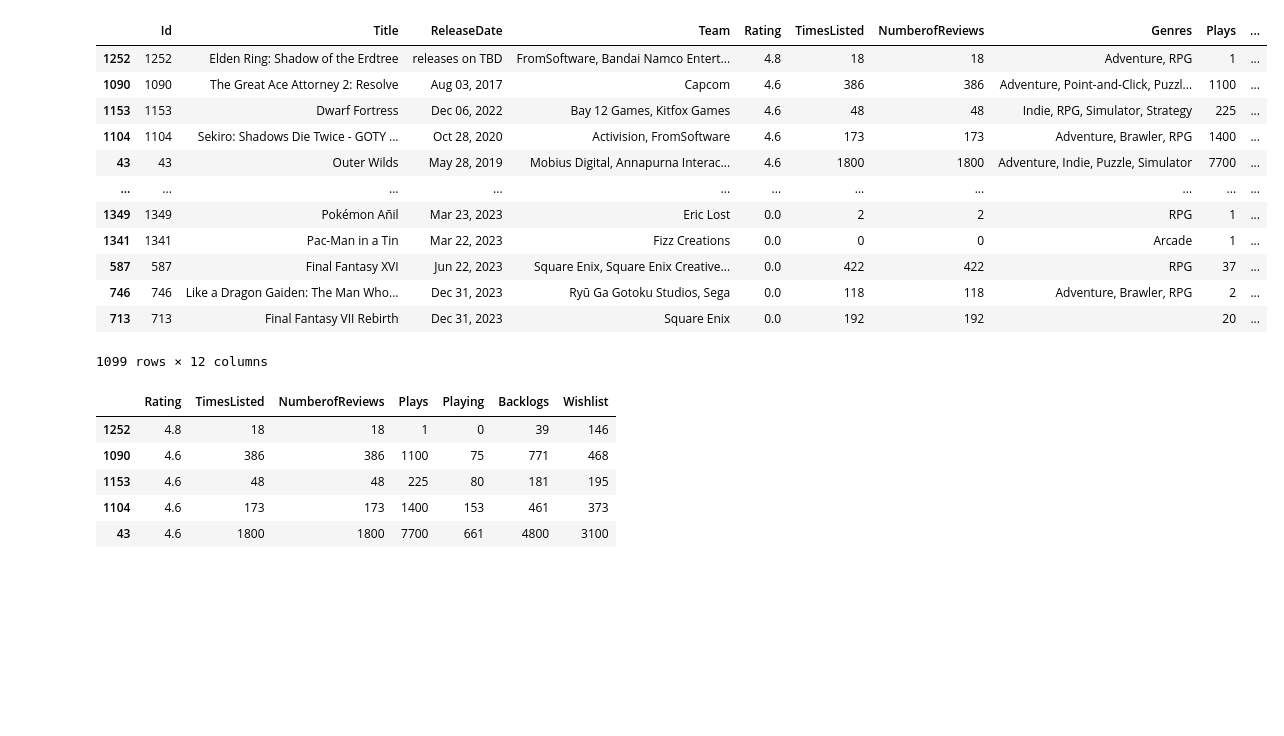
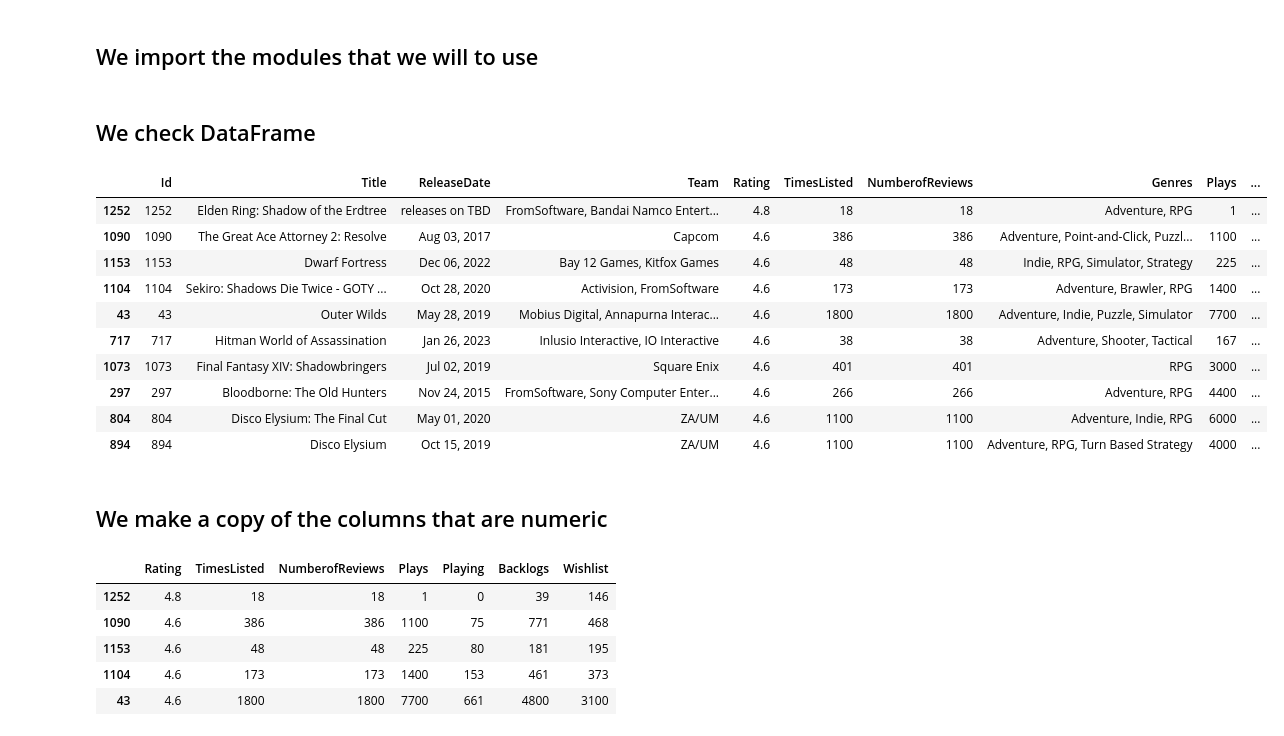
Before and after one commit to Setex10/Videogames-Dataframe, a Jupyter notebook: notebooks/notebook_2.ipynb, the cells around one changed output. Saved outputs shown, nothing was run; the diff lists cells and outputs as text; code cells hidden in the pictures; blank space fills up the shorter version.

```diff
--- a/notebooks/notebook_2.ipynb
+++ b/notebooks/notebook_2.ipynb
@@ -1 +1,3 @@
+# %% [markdown]
+## We import the modules that we will to use
 # %%
@@ -9,20 +11,22 @@ from package.custom_functions import generate_visualization
+# %% [markdown]
+## We check DataFrame
 # %%
 %store -r df
-df
+df.head(10)
 # %% [output]
 |  | Id | Title | ReleaseDate | Team | Rating | TimesListed | NumberofReviews | Genres | Plays | ... |
 | 1252 | 1252 | Elden Ring: Shadow of the Erdtree | releases on TBD | FromSoftware, Bandai Namco Entert... | 4.8 | 18 | 18 | Adventure, RPG | 1 | ... |
 | 1090 | 1090 | The Great Ace Attorney 2: Resolve | Aug 03, 2017 | Capcom | 4.6 | 386 | 386 | Adventure, Point-and-Click, Puzzl... | 1100 | ... |
 | 1153 | 1153 | Dwarf Fortress | Dec 06, 2022 | Bay 12 Games, Kitfox Games | 4.6 | 48 | 48 | Indie, RPG, Simulator, Strategy | 225 | ... |
 | 1104 | 1104 | Sekiro: Shadows Die Twice - GOTY ... | Oct 28, 2020 | Activision, FromSoftware | 4.6 | 173 | 173 | Adventure, Brawler, RPG | 1400 | ... |
 | 43 | 43 | Outer Wilds | May 28, 2019 | Mobius Digital, Annapurna Interac... | 4.6 | 1800 | 1800 | Adventure, Indie, Puzzle, Simulator | 7700 | ... |
-| ... | ... | ... | ... | ... | ... | ... | ... | ... | ... | ... |
-| 1349 | 1349 | Pokémon Añil | Mar 23, 2023 | Eric Lost | 0.0 | 2 | 2 | RPG | 1 | ... |
-| 1341 | 1341 | Pac-Man in a Tin | Mar 22, 2023 | Fizz Creations | 0.0 | 0 | 0 | Arcade | 1 | ... |
-| 587 | 587 | Final Fantasy XVI | Jun 22, 2023 | Square Enix, Square Enix Creative... | 0.0 | 422 | 422 | RPG | 37 | ... |
-| 746 | 746 | Like a Dragon Gaiden: The Man Who... | Dec 31, 2023 | Ryū Ga Gotoku Studios, Sega | 0.0 | 118 | 118 | Adventure, Brawler, RPG | 2 | ... |
-| 713 | 713 | Final Fantasy VII Rebirth | Dec 31, 2023 | Square Enix | 0.0 | 192 | 192 |  | 20 | ... |
+| 717 | 717 | Hitman World of Assassination | Jan 26, 2023 | Inlusio Interactive, IO Interactive | 4.6 | 38 | 38 | Adventure, Shooter, Tactical | 167 | ... |
+| 1073 | 1073 | Final Fantasy XIV: Shadowbringers | Jul 02, 2019 | Square Enix | 4.6 | 401 | 401 | RPG | 3000 | ... |
+| 297 | 297 | Bloodborne: The Old Hunters | Nov 24, 2015 | FromSoftware, Sony Computer Enter... | 4.6 | 266 | 266 | Adventure, RPG | 4400 | ... |
+| 804 | 804 | Disco Elysium: The Final Cut | May 01, 2020 | ZA/UM | 4.6 | 1100 | 1100 | Adventure, Indie, RPG | 6000 | ... |
+| 894 | 894 | Disco Elysium | Oct 15, 2019 | ZA/UM | 4.6 | 1100 | 1100 | Adventure, RPG, Turn Based Strategy | 4000 | ... |
-1099 rows × 12 columns
+# %% [markdown]
+## We make a copy of the columns that are numeric
 # %%
 df_cols_numeric = df.iloc[:, [4, 5, 6, 8, 9, 10, 11]].copy()
 df_cols_numeric.head()
```
Also changed, not shown: parts of 14 cells of this notebook.
